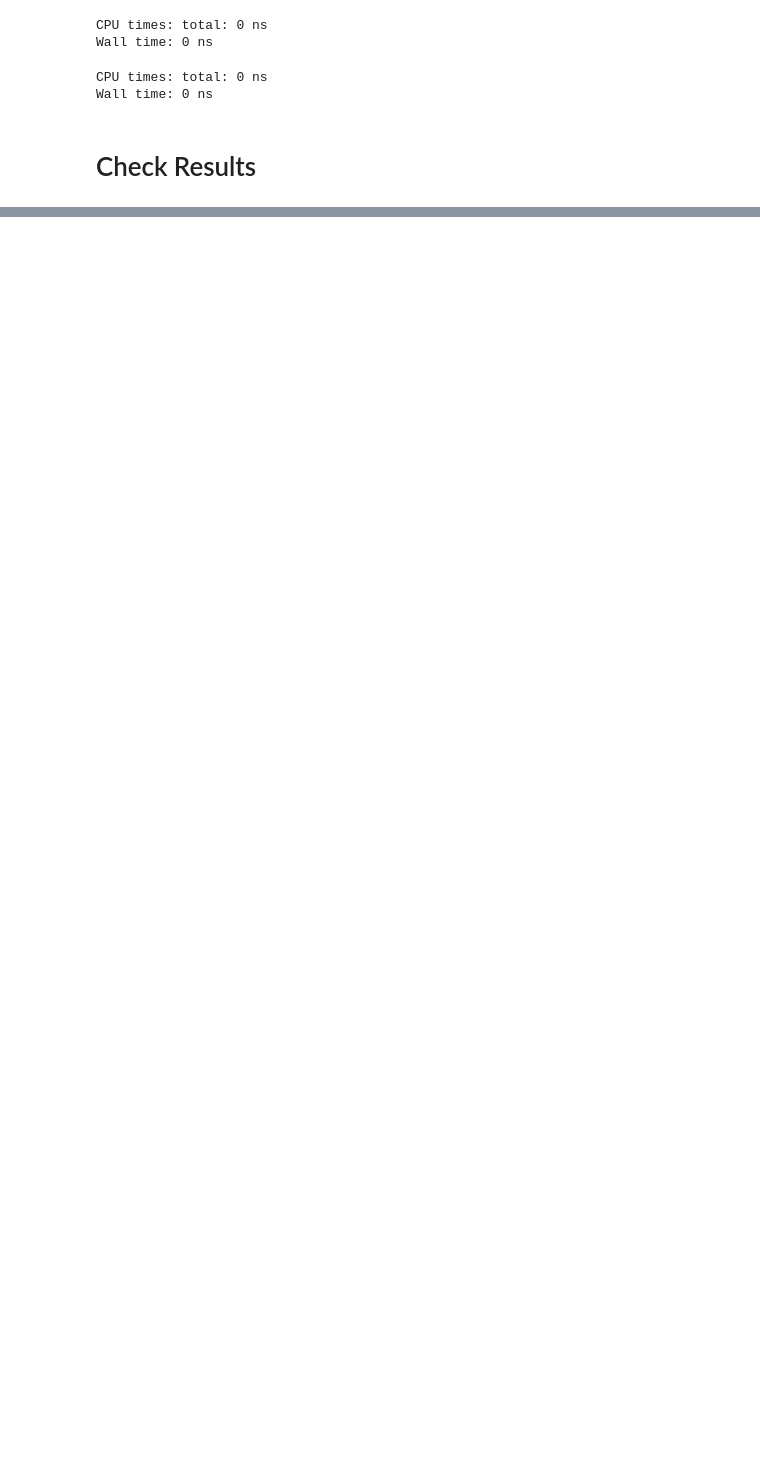
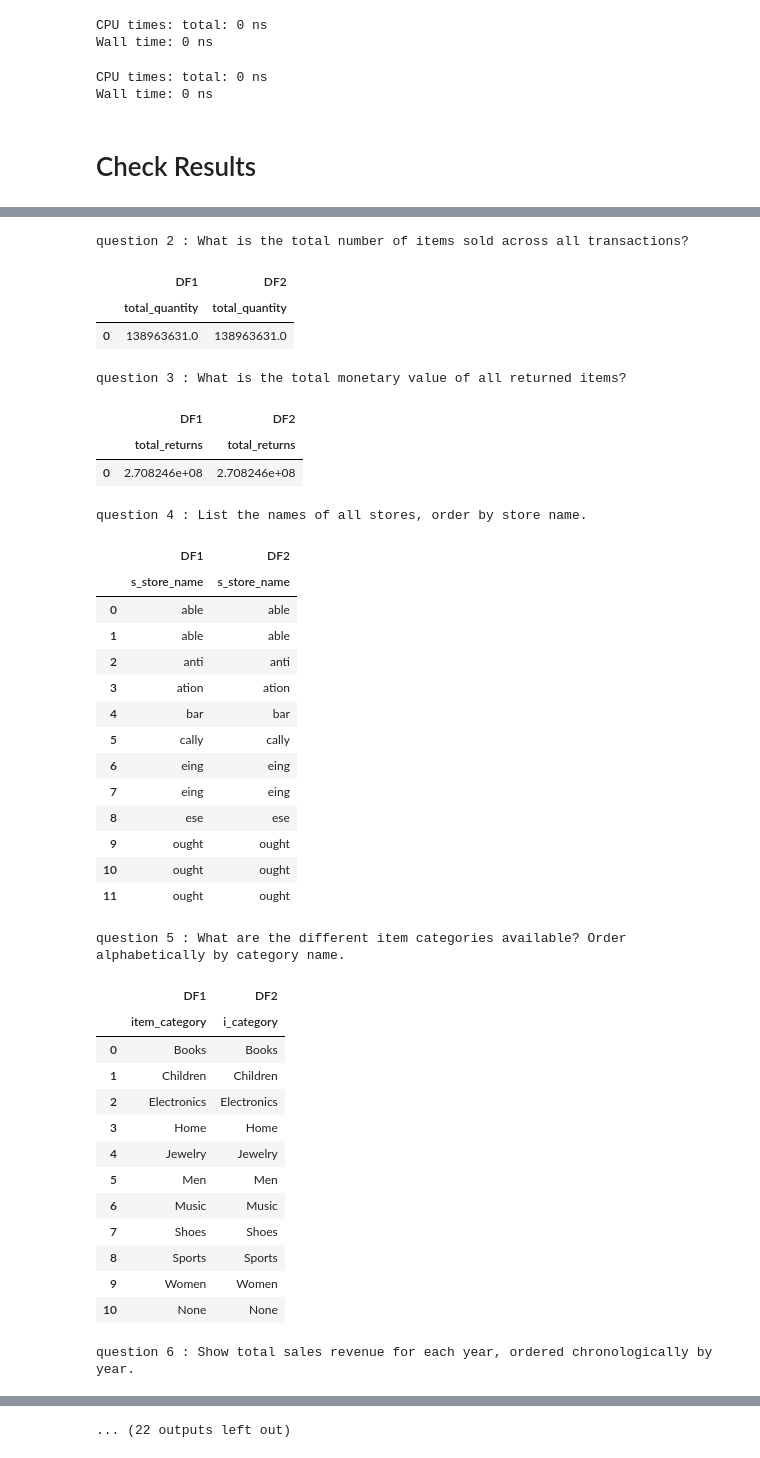
Before and after one commit to djouallah/semantic_sql_testing, a Jupyter notebook: SLM_SQL_test.ipynb, the cells around one changed output, grey strips where cells are left out. Cells and saved outputs as stored; diff of their text form; code cells hidden in the pictures; blank space fills up the shorter version.

```diff
--- a/SLM_SQL_test.ipynb
+++ b/SLM_SQL_test.ipynb
@@ -457,0 +406,13 @@ question 17 : What is the return rate for items sold on weekends versus weekdays
+# %%
+good_results = list(set(list(range(1, 21))) - set(different_results))
+for nbr in good_results:
+    print(f"question {nbr} : " + duckdb.sql(f" select question from results where nbr = {nbr} and model in ('o3-mini') ").fetchone()[0])
+    try:
+        df1 = con.sql(duckdb.sql(f" select sql_query from results where nbr = {nbr} and model in ('o3-mini') ").fetchone()[0]).df()
+        df2 = con.sql(duckdb.sql(f" select min(sql_query) from results where nbr = {nbr} and model in ('qwen3:8b') ").fetchone()[0]).df()
+
+        side_by_side = pd.concat([df1, df2], axis=1, keys=['DF1', 'DF2'])
+        display(side_by_side)
+    except Exception as e:
+        print(f"Error executing query for nbr {nbr}: {e}")
+# %% [output]
@@ -457,0 +423,38 @@ question 17 : What is the return rate for items sold on weekends versus weekdays
+question 2 : What is the total number of items sold across all transactions?
+|  | DF1 | DF2 |
+|  | total_quantity | total_quantity |
+| 0 | 138963631.0 | 138963631.0 |
+question 3 : What is the total monetary value of all returned items?
+|  | DF1 | DF2 |
+|  | total_returns | total_returns |
+| 0 | 2.708246e+08 | 2.708246e+08 |
+question 4 : List the names of all stores, order by store name.
+|  | DF1 | DF2 |
+|  | s_store_name | s_store_name |
+| 0 | able | able |
+| 1 | able | able |
+| 2 | anti | anti |
+| 3 | ation | ation |
+| 4 | bar | bar |
+| 5 | cally | cally |
+| 6 | eing | eing |
+| 7 | eing | eing |
+| 8 | ese | ese |
+| 9 | ought | ought |
+| 10 | ought | ought |
+| 11 | ought | ought |
+question 5 : What are the different item categories available? Order alphabetically by category name.
+|  | DF1 | DF2 |
+|  | item_category | i_category |
+| 0 | Books | Books |
+| 1 | Children | Children |
+| 2 | Electronics | Electronics |
+| 3 | Home | Home |
+| 4 | Jewelry | Jewelry |
+| 5 | Men | Men |
+| 6 | Music | Music |
+| 7 | Shoes | Shoes |
+| 8 | Sports | Sports |
+| 9 | Women | Women |
+| 10 | None | None |
+question 6 : Show total sales revenue for each year, ordered chronologically by year.
@@ -457,0 +469 @@ question 17 : What is the return rate for items sold on weekends versus weekdays
+... (22 outputs left out)
```
Also changed, not shown: parts of 9 cells of this notebook.
